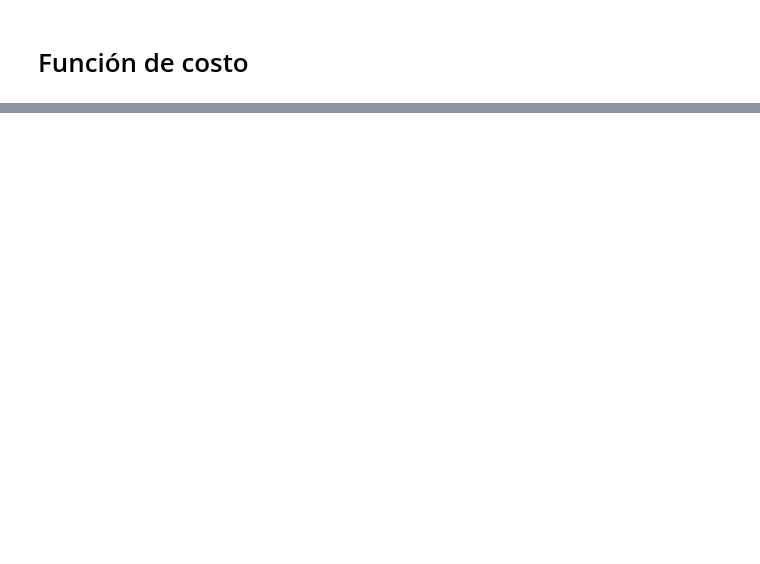
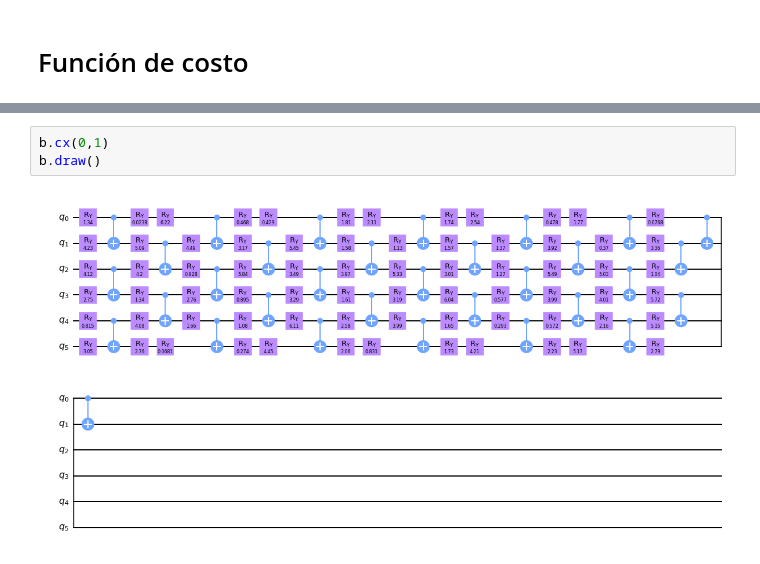
Before and after one commit to Subadra-E/PWF, a Jupyter notebook: Funcion de costo y modelo de Ising/ising_version2-costo.ipynb, the cells around one changed output, grey strips where cells are left out. Drawn from its saved outputs; the diff is of its cells as text; blank space fills up the shorter version.

```diff
--- a/Funcion de costo y modelo de Ising/ising_version2-costo.ipynb
+++ b/Funcion de costo y modelo de Ising/ising_version2-costo.ipynb
@@ -233,0 +471,5 @@ scipy.optimize.minimize(cost_function,parame2,method='COBYLA',options={'maxiter'
+# %%
+b.cx(0,1)
+b.draw()
+# %% [output]
+[figure, added]
```
Also changed, not shown: parts of 22 cells of this notebook.
